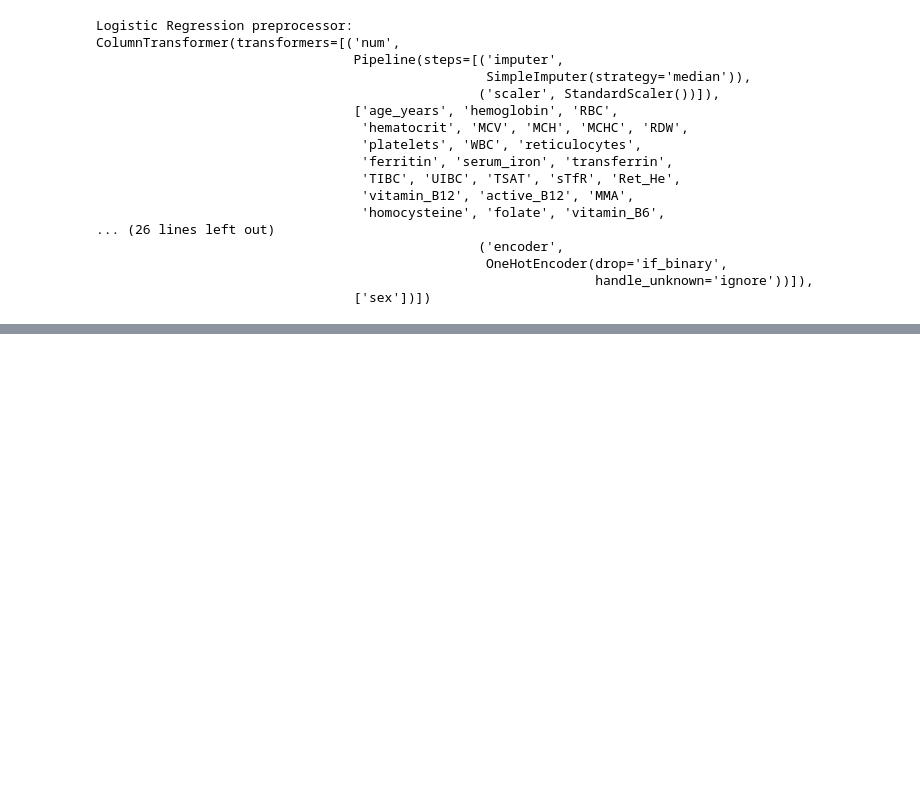
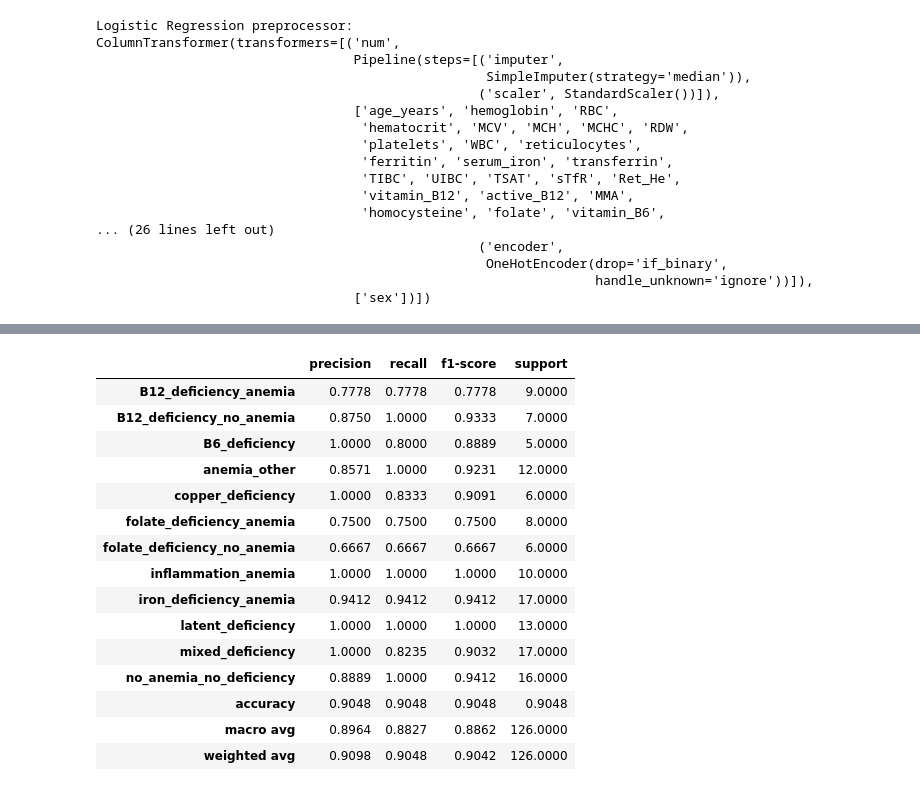
Before and after one commit to MaKudinets/Meditron_2026_Case_3, a Jupyter notebook: notebooks/preprocessing_with_explanations.ipynb, the cells around one changed output, grey strips where cells are left out. Cells and saved outputs as stored; diff of their text form; code cells hidden in the pictures; blank space fills up the shorter version.

```diff
--- a/notebooks/preprocessing_with_explanations.ipynb
+++ b/notebooks/preprocessing_with_explanations.ipynb
@@ -1119,0 +1868,22 @@ ColumnTransformer(transformers=[('num',
+# %%
+final_rf_model = Pipeline([
+    (
+        "preprocessor",
+        rf_preprocessor
+    ),
+    (
+        "model",
+        RandomForestClassifier(
+            n_estimators=300,
+            random_state=42,
+            n_jobs=-1
+        )
+    )
+])
+
+final_rf_model.fit(
+    X_final_train,
+    y_final_train
+)
+
+print("✓ Финальная Random Forest обучена")
@@ -1119,0 +1900,6 @@ ColumnTransformer(transformers=[('num',
+# %%
+y_test_pred_rf = final_rf_model.predict(
+    X_test
+)
+
+print("Количество предсказаний:", len(y_test_pred_rf))
@@ -1119,0 +1977,30 @@ ColumnTransformer(transformers=[('num',
+# %%
+final_test_report = pd.DataFrame(
+    classification_report(
+        y_test,
+        y_test_pred_rf,
+        output_dict=True,
+        zero_division=0
+    )
+).T
+
+display(
+    final_test_report.round(4)
+)
+# %% [output]
+|  | precision | recall | f1-score | support |
+| B12_deficiency_anemia | 0.7778 | 0.7778 | 0.7778 | 9.0000 |
+| B12_deficiency_no_anemia | 0.8750 | 1.0000 | 0.9333 | 7.0000 |
+| B6_deficiency | 1.0000 | 0.8000 | 0.8889 | 5.0000 |
+| anemia_other | 0.8571 | 1.0000 | 0.9231 | 12.0000 |
+| copper_deficiency | 1.0000 | 0.8333 | 0.9091 | 6.0000 |
+| folate_deficiency_anemia | 0.7500 | 0.7500 | 0.7500 | 8.0000 |
+| folate_deficiency_no_anemia | 0.6667 | 0.6667 | 0.6667 | 6.0000 |
+| inflammation_anemia | 1.0000 | 1.0000 | 1.0000 | 10.0000 |
+| iron_deficiency_anemia | 0.9412 | 0.9412 | 0.9412 | 17.0000 |
+| latent_deficiency | 1.0000 | 1.0000 | 1.0000 | 13.0000 |
+| mixed_deficiency | 1.0000 | 0.8235 | 0.9032 | 17.0000 |
+| no_anemia_no_deficiency | 0.8889 | 1.0000 | 0.9412 | 16.0000 |
+| accuracy | 0.9048 | 0.9048 | 0.9048 | 0.9048 |
+| macro avg | 0.8964 | 0.8827 | 0.8862 | 126.0000 |
+| weighted avg | 0.9098 | 0.9048 | 0.9042 | 126.0000 |
```
Also changed, not shown: parts of 114 cells of this notebook, 19 other files.
